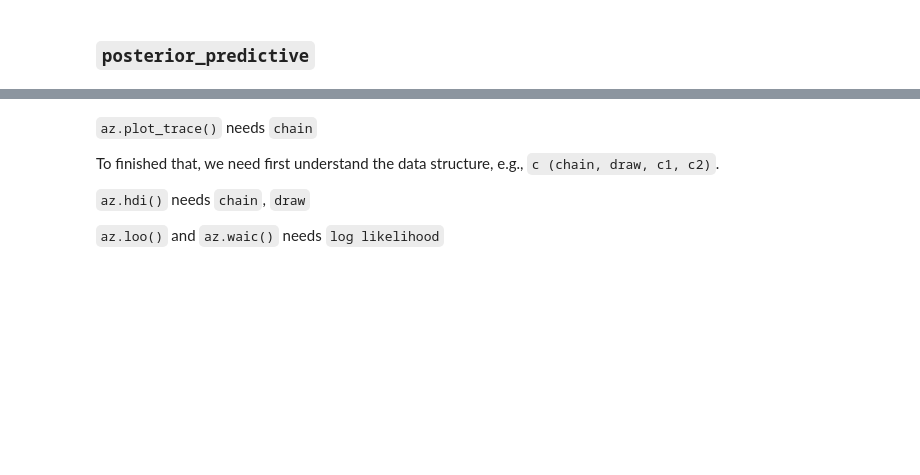
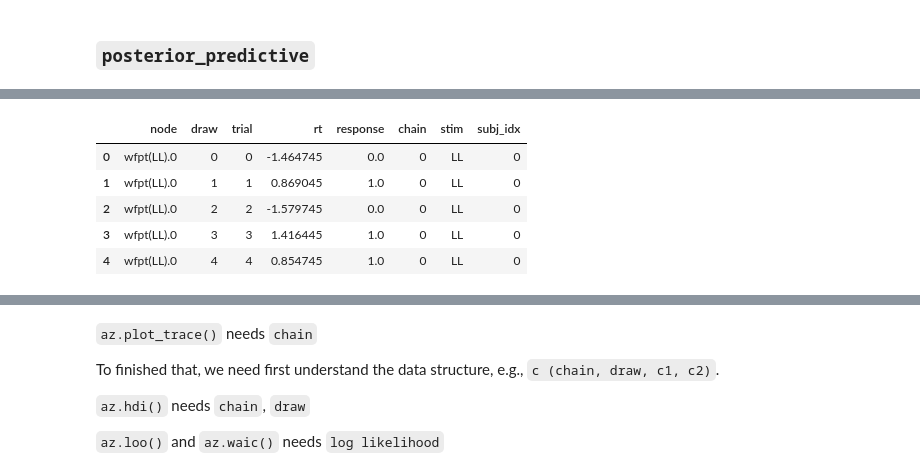
Before and after one commit to hcp4715/dockerHDDM_Guide, a Jupyter notebook: temp/HDDM_official_tutorial_ArviZ.ipynb, the cells around one changed output, grey strips where cells are left out. Saved outputs shown, nothing was run; the diff lists cells and outputs as text; code cells hidden in the pictures; blank space fills up the shorter version.

```diff
--- a/temp/HDDM_official_tutorial_ArviZ.ipynb
+++ b/temp/HDDM_official_tutorial_ArviZ.ipynb
@@ -336,8 +377,19 @@ df_stim_post_preds = pd.concat(df_stim_post_preds)
 # %%
-# split the node column into stim and subj_idx
-df_stim_post_preds[['stim', 'subj_idx']] = df_stim_post_preds['node'].str.split(pat='\.', expand=True)
+# # split the node column into stim and subj_idx
 
-# extract the stim string between "(" and ")"
+# # Need to find a better way, eat too much memory!
 
-df_stim_post_preds['stim'] = df_stim_post_preds['stim'].str.extract('.*\((.*)\).*')
-df_stim_post_preds.groupby(['chain', 'draw','subj_idx', 'stim']).size()
+# # tmp_pred = df_stim_post_preds[0]
+# df_stim_ppc[['stim', 'subj_idx']] = df_stim_ppc['node'].str.split(pat='\.', expand=True)
+
+# # extract the stim string between "(" and ")"
+
+# df_stim_ppc['stim'] = df_stim_ppc['stim'].str.extract('.*\((.*)\).*')
+# df_stim_ppc.head()
+# %% [output]
+|  | node | draw | trial | rt | response | chain | stim | subj_idx |
+| 0 | wfpt(LL).0 | 0 | 0 | -1.464745 | 0.0 | 0 | LL | 0 |
+| 1 | wfpt(LL).0 | 1 | 1 | 0.869045 | 1.0 | 0 | LL | 0 |
+| 2 | wfpt(LL).0 | 2 | 2 | -1.579745 | 0.0 | 0 | LL | 0 |
+| 3 | wfpt(LL).0 | 3 | 3 | 1.416445 | 1.0 | 0 | LL | 0 |
+| 4 | wfpt(LL).0 | 4 | 4 | 0.854745 | 1.0 | 0 | LL | 0 |
```
Also changed, not shown: parts of 45 cells of this notebook.
